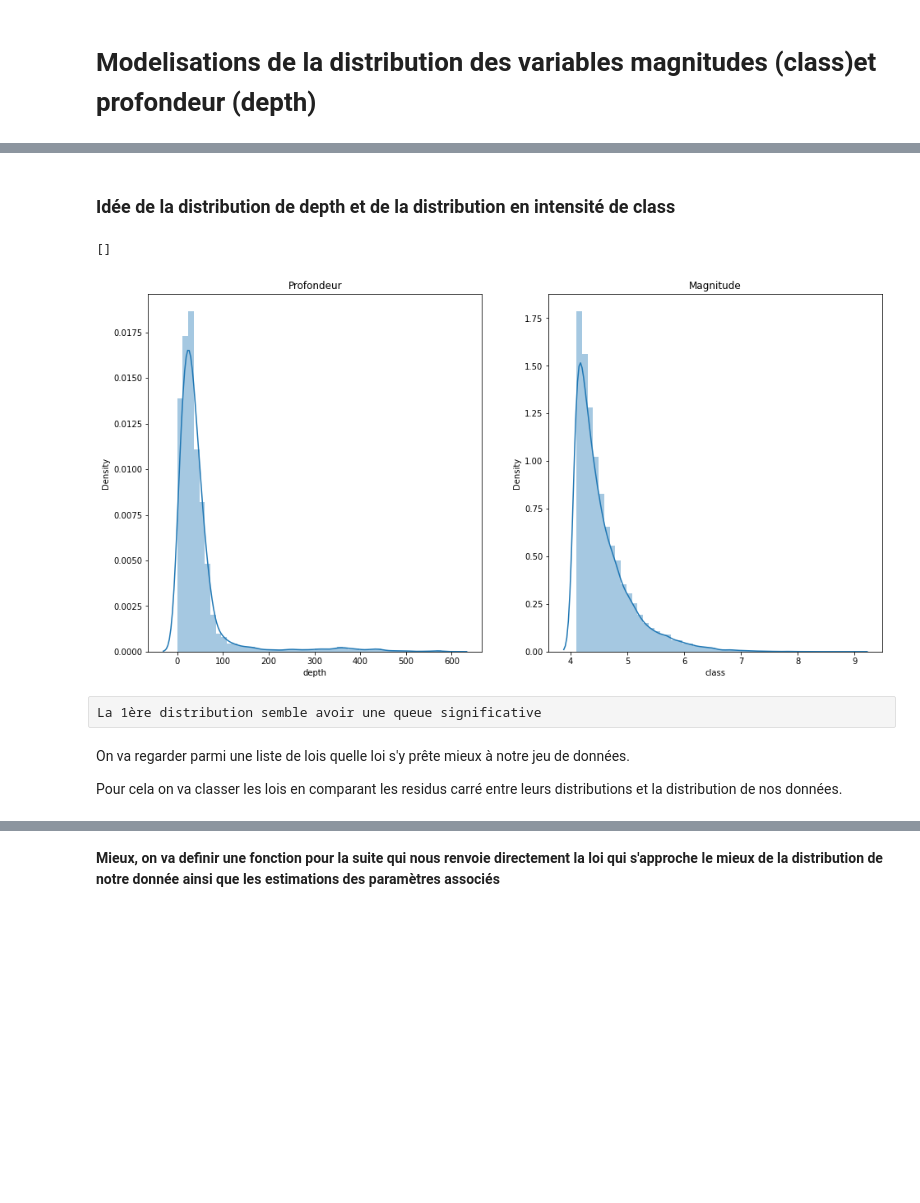
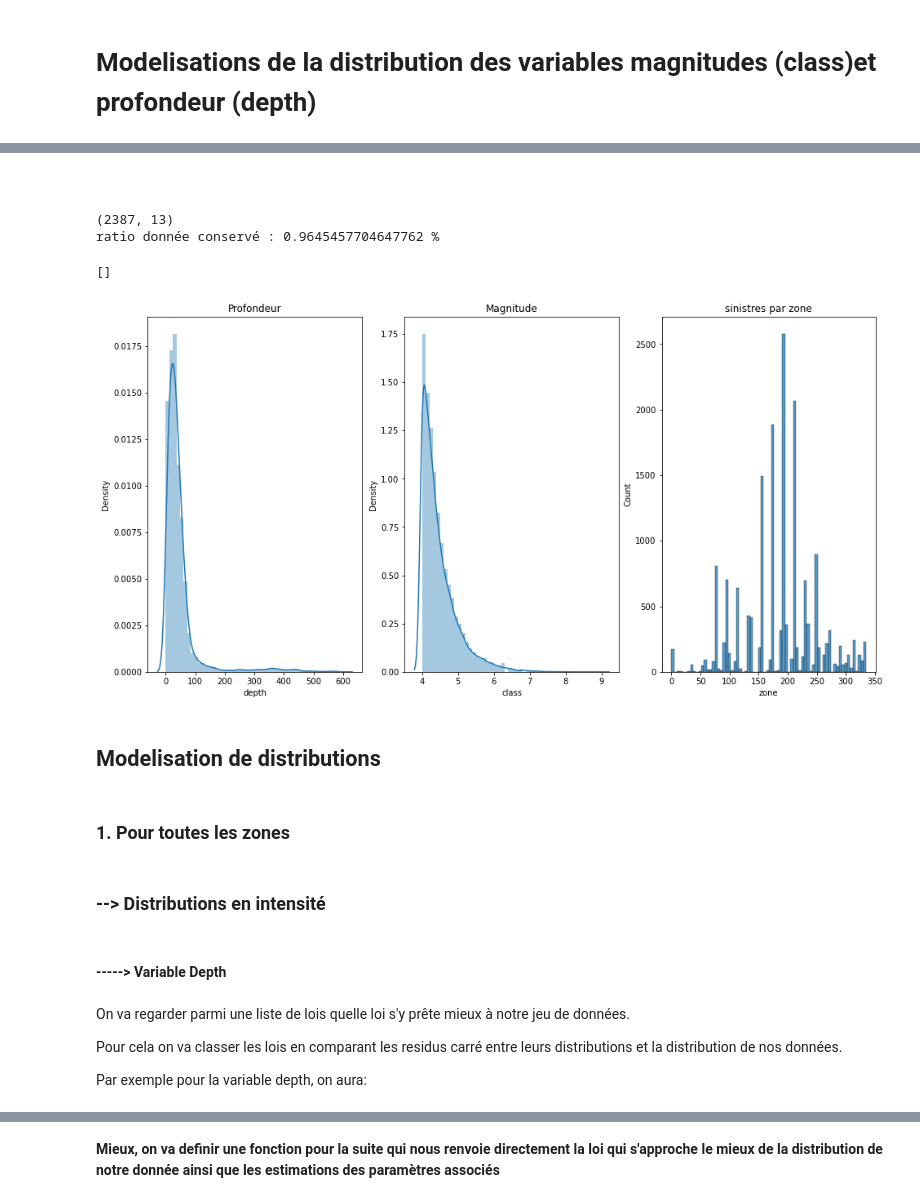
Before and after one commit to eupho73/TER-BNN, a Jupyter notebook: data/modelisation des distributions class et depth.ipynb, the cells around one changed output, grey strips where cells are left out. Cells and saved outputs as stored; diff of their text form; code cells hidden in the pictures; blank space fills up the shorter version.

```diff
--- a/data/modelisation des distributions class et depth.ipynb
+++ b/data/modelisation des distributions class et depth.ipynb
@@ -52,0 +93,4 @@ ratio donnée conservé : 0.9645457704647762 %
+# %%
+seuil_sinistre = 5
+data['claims'] = data['class']>= seuil_sinistre # on definit une variable sinistre
+data.head()
@@ -53,16 +115,34 @@ ratio donnée conservé : 0.9645457704647762 %
+# %% [markdown]
+#
+# %%
+# Pour preparer la modelisation des intensités, on va créer à partir des données précedentes une nouvelle base d'observations de sinistres
+#df_claims = data.copy()
+df_claims = data[data['claims'] == 1]
+print(df_claims.shape)
+print("ratio donnée conservé :", (df_claims.shape[0]/ data.shape[0])*100, "%") # On regarde la proportion de données conservées
+# %% [output]
+(2387, 13)
+ratio donnée conservé : 0.9645457704647762 %
+# %%
+plt.figure(figsize = (16,8))
+plt.subplot(131)
+sns.distplot(df_claims['depth'])
+plt.title("Profondeur")
+plt.subplot(132)
+sns.distplot(df_claims['class'])
+plt.title("Magnitude")
+plt.subplot(133)
+sns.histplot(df_claims['zone'])
+plt.title("sinistres par zone")
+plt.plot()
+# %% [output]
+[]
+[figure, added]
+# %% [markdown]
+## Modelisation de distributions <a class="anchor" id="chapter3"></a>
+# %% [markdown]
+### 1. Pour toutes les zones  <a class="anchor" id="section_3_1"></a>
+# %% [markdown]
+### --> Distributions en intensité <a class="anchor" id="section_3_1_1"></a>
 # %% [markdown]
-### Idée de la distribution de depth et de la distribution en intensité de class
+   #### -----> Variable  Depth
-# %%
-plt.figure(figsize = (16,8))
-plt.subplot(121)
-sns.distplot(df_cla4['depth'])
-plt.title("Profondeur")
-plt.subplot(122)
-sns.distplot(df_cla4['class'])
-plt.title("Magnitude")
-plt.plot()
-# %% [output]
-[]
-[figure, removed]
-# %% [raw]
-La 1ère distribution semble avoir une queue significative
@@ -74,6 +150,8 @@ import scipy.stats
 On va regarder parmi une liste de lois quelle loi s'y prête mieux à notre jeu de données.
 
 Pour cela on va classer les lois en comparant les residus carré entre leurs distributions et la distribution de nos données.
+
+Par exemple pour la variable depth, on aura:
 # %%
 
 dist_names = ['norm', 'beta','gamma', 'pareto', 't', 'lognorm', 'invgamma', 'invgauss',  'loggamma', 'alpha', 'chi', 'chi2']
```
Also changed, not shown: parts of 89 cells of this notebook.
